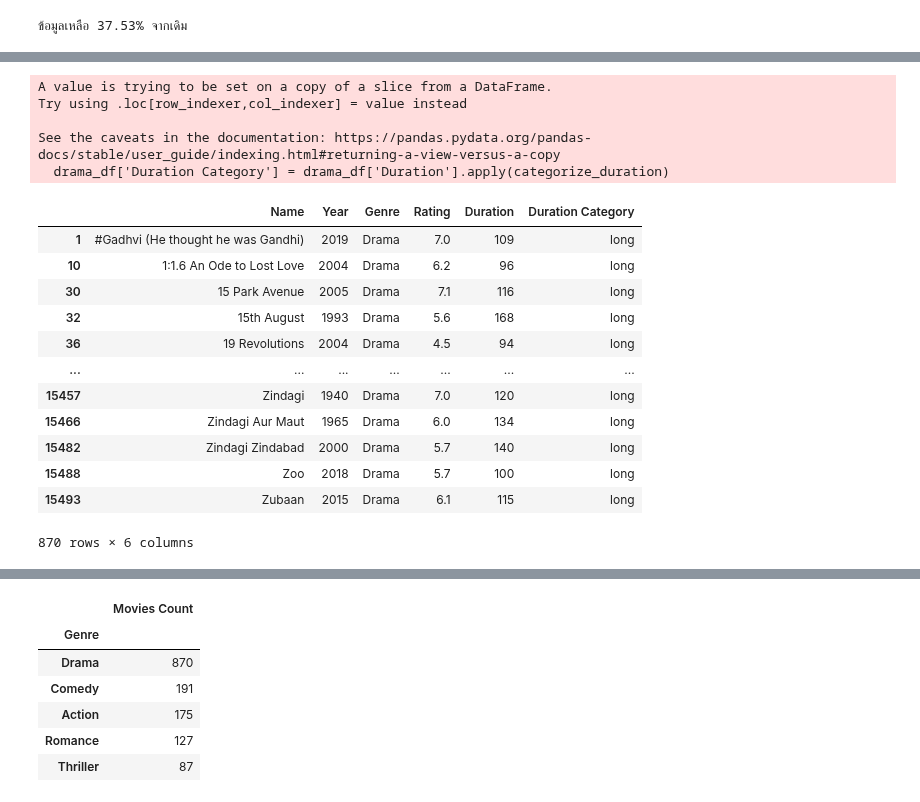
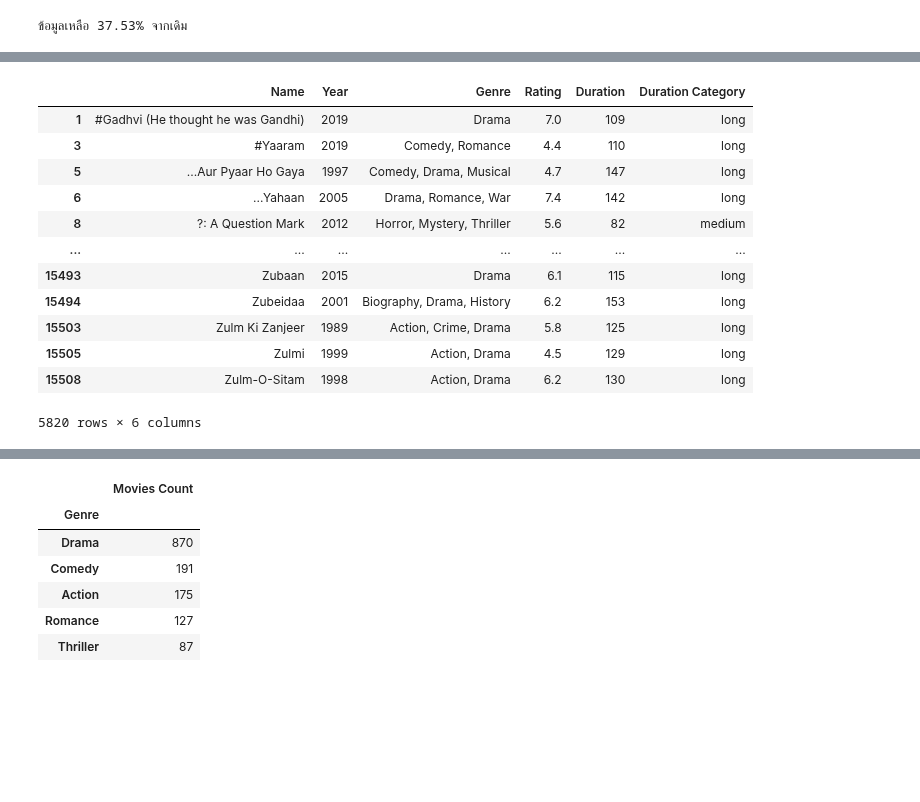
Before and after one commit to punramon/python_dataviz2024, a Jupyter notebook: HW8_group.ipynb, the cells around one changed output, grey strips where cells are left out. Cells and saved outputs as stored; diff of their text form; code cells hidden in the pictures; blank space fills up the shorter version.

```diff
--- a/HW8_group.ipynb
+++ b/HW8_group.ipynb
@@ -174,35 +149,30 @@ drama_df
 # %%
 # Define a function to categorize duration
 def categorize_duration(duration):
   if duration < 60:
     return 'short'
   elif 60 <= duration <= 90:
     return 'medium'
   else:
     return 'long'
 
 # Apply the function to create a new column 'Duration Category'
-drama_df['Duration Category'] = drama_df['Duration'].apply(categorize_duration)
-drama_df
+movie_df['Duration Category'] =movie_df['Duration'].apply(categorize_duration)
+movie_df
 # %% [output]
+|  | Name | Year | Genre | Rating | Duration | Duration Category |
+| 1 | #Gadhvi (He thought he was Gandhi) | 2019 | Drama | 7.0 | 109 | long |
+| 3 | #Yaaram | 2019 | Comedy, Romance | 4.4 | 110 | long |
+| 5 | ...Aur Pyaar Ho Gaya | 1997 | Comedy, Drama, Musical | 4.7 | 147 | long |
+| 6 | ...Yahaan | 2005 | Drama, Romance, War | 7.4 | 142 | long |
+| 8 | ?: A Question Mark | 2012 | Horror, Mystery, Thriller | 5.6 | 82 | medium |
+| ... | ... | ... | ... | ... | ... | ... |
+| 15493 | Zubaan | 2015 | Drama | 6.1 | 115 | long |
+| 15494 | Zubeidaa | 2001 | Biography, Drama, History | 6.2 | 153 | long |
+| 15503 | Zulm Ki Zanjeer | 1989 | Action, Crime, Drama | 5.8 | 125 | long |
+| 15505 | Zulmi | 1999 | Action, Drama | 4.5 | 129 | long |
+| 15508 | Zulm-O-Sitam | 1998 | Action, Drama | 6.2 | 130 | long |
-A value is trying to be set on a copy of a slice from a DataFrame.
-Try using .loc[row_indexer,col_indexer] = value instead
-
-See the caveats in the documentation: https://pandas.pydata.org/pandas-docs/stable/user_guide/indexing.html#returning-a-view-versus-a-copy
-  drama_df['Duration Category'] = drama_df['Duration'].apply(categorize_duration)
+5820 rows × 6 columns
-|  | Name | Year | Genre | Rating | Duration | Duration Category |
-| 1 | #Gadhvi (He thought he was Gandhi) | 2019 | Drama | 7.0 | 109 | long |
-| 10 | 1:1.6 An Ode to Lost Love | 2004 | Drama | 6.2 | 96 | long |
-| 30 | 15 Park Avenue | 2005 | Drama | 7.1 | 116 | long |
-| 32 | 15th August | 1993 | Drama | 5.6 | 168 | long |
-| 36 | 19 Revolutions | 2004 | Drama | 4.5 | 94 | long |
-| ... | ... | ... | ... | ... | ... | ... |
-| 15457 | Zindagi | 1940 | Drama | 7.0 | 120 | long |
-| 15466 | Zindagi Aur Maut | 1965 | Drama | 6.0 | 134 | long |
-| 15482 | Zindagi Zindabad | 2000 | Drama | 5.7 | 140 | long |
-| 15488 | Zoo | 2018 | Drama | 5.7 | 100 | long |
-| 15493 | Zubaan | 2015 | Drama | 6.1 | 115 | long |
-870 rows × 6 columns
 # %%
 # prompt: แบ่ง Year ออกเป็น 1931-1940 เป็น 'Sound Era'  1941-1969 เป็น 'Golden Era'  1970-1990 เป็น 'Masala Era'  1991-2000 เป็น 'New Wave Era'  2001-2021 เป็น 'Contemporary Era'
 
```
Also changed, not shown: parts of 29 cells of this notebook.
